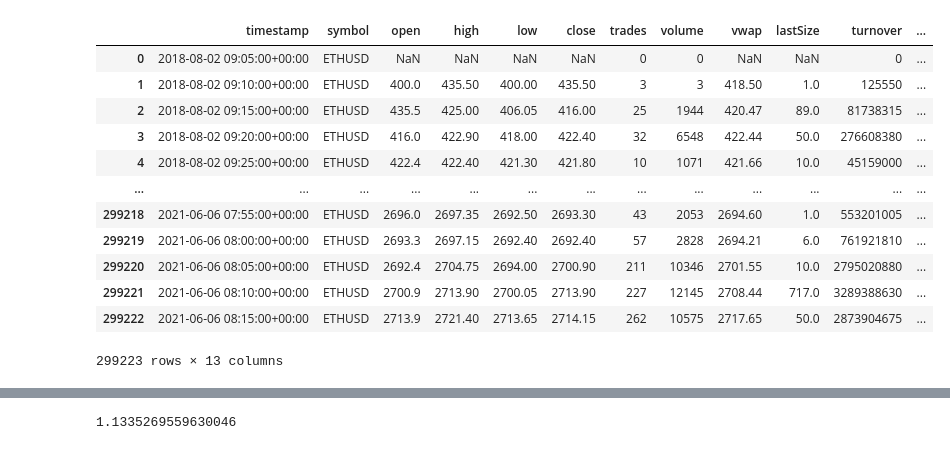
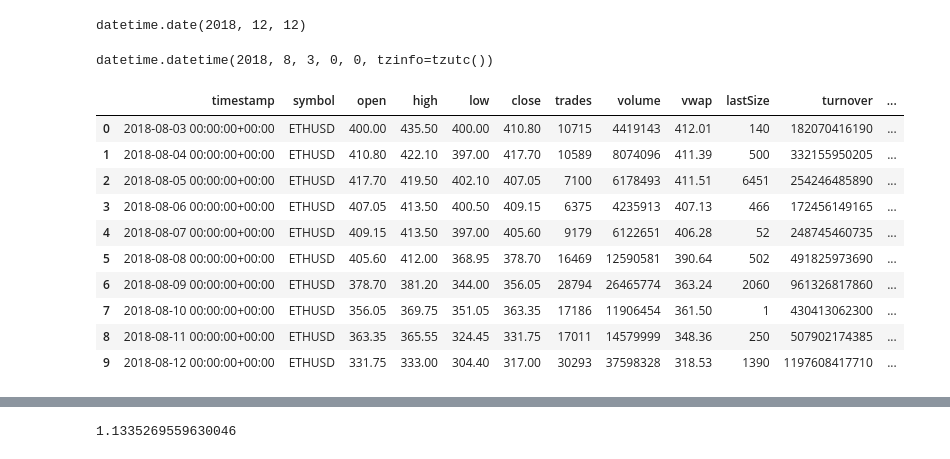
Before and after one commit to singla-sahil/Crypto, a Jupyter notebook: sundnay-thursday-strat.ipynb, the cells around one changed output, grey strips where cells are left out. Drawn from its saved outputs; the diff is of its cells as text; code cells hidden in the pictures.

```diff
--- a/sundnay-thursday-strat.ipynb
+++ b/sundnay-thursday-strat.ipynb
@@ -67,21 +54,27 @@ All caught up..!
+# %%
+datetime.date(2018, 12, 12)
+# %% [output]
+datetime.date(2018, 12, 12)
+# %%
+parser.parse(df['timestamp'].iloc[0])
+# %% [output]
+datetime.datetime(2018, 8, 3, 0, 0, tzinfo=tzutc())
 # %%
-df = pd.read_csv('ETHUSD-5m-data.csv')
+df = pd.read_csv('ETHUSD-1d-data.csv')
 # %%
-df
+df.head(10)
 # %% [output]
 |  | timestamp | symbol | open | high | low | close | trades | volume | vwap | lastSize | turnover | ... |
-| 0 | 2018-08-02 09:05:00+00:00 | ETHUSD | NaN | NaN | NaN | NaN | 0 | 0 | NaN | NaN | 0 | ... |
-| 1 | 2018-08-02 09:10:00+00:00 | ETHUSD | 400.0 | 435.50 | 400.00 | 435.50 | 3 | 3 | 418.50 | 1.0 | 125550 | ... |
-| 2 | 2018-08-02 09:15:00+00:00 | ETHUSD | 435.5 | 425.00 | 406.05 | 416.00 | 25 | 1944 | 420.47 | 89.0 | 81738315 | ... |
-| 3 | 2018-08-02 09:20:00+00:00 | ETHUSD | 416.0 | 422.90 | 418.00 | 422.40 | 32 | 6548 | 422.44 | 50.0 | 276608380 | ... |
-| 4 | 2018-08-02 09:25:00+00:00 | ETHUSD | 422.4 | 422.40 | 421.30 | 421.80 | 10 | 1071 | 421.66 | 10.0 | 45159000 | ... |
-| ... | ... | ... | ... | ... | ... | ... | ... | ... | ... | ... | ... | ... |
-| 299218 | 2021-06-06 07:55:00+00:00 | ETHUSD | 2696.0 | 2697.35 | 2692.50 | 2693.30 | 43 | 2053 | 2694.60 | 1.0 | 553201005 | ... |
-| 299219 | 2021-06-06 08:00:00+00:00 | ETHUSD | 2693.3 | 2697.15 | 2692.40 | 2692.40 | 57 | 2828 | 2694.21 | 6.0 | 761921810 | ... |
-| 299220 | 2021-06-06 08:05:00+00:00 | ETHUSD | 2692.4 | 2704.75 | 2694.00 | 2700.90 | 211 | 10346 | 2701.55 | 10.0 | 2795020880 | ... |
-| 299221 | 2021-06-06 08:10:00+00:00 | ETHUSD | 2700.9 | 2713.90 | 2700.05 | 2713.90 | 227 | 12145 | 2708.44 | 717.0 | 3289388630 | ... |
-| 299222 | 2021-06-06 08:15:00+00:00 | ETHUSD | 2713.9 | 2721.40 | 2713.65 | 2714.15 | 262 | 10575 | 2717.65 | 50.0 | 2873904675 | ... |
+| 0 | 2018-08-03 00:00:00+00:00 | ETHUSD | 400.00 | 435.50 | 400.00 | 410.80 | 10715 | 4419143 | 412.01 | 140 | 182070416190 | ... |
+| 1 | 2018-08-04 00:00:00+00:00 | ETHUSD | 410.80 | 422.10 | 397.00 | 417.70 | 10589 | 8074096 | 411.39 | 500 | 332155950205 | ... |
+| 2 | 2018-08-05 00:00:00+00:00 | ETHUSD | 417.70 | 419.50 | 402.10 | 407.05 | 7100 | 6178493 | 411.51 | 6451 | 254246485890 | ... |
+| 3 | 2018-08-06 00:00:00+00:00 | ETHUSD | 407.05 | 413.50 | 400.50 | 409.15 | 6375 | 4235913 | 407.13 | 466 | 172456149165 | ... |
+| 4 | 2018-08-07 00:00:00+00:00 | ETHUSD | 409.15 | 413.50 | 397.00 | 405.60 | 9179 | 6122651 | 406.28 | 52 | 248745460735 | ... |
+| 5 | 2018-08-08 00:00:00+00:00 | ETHUSD | 405.60 | 412.00 | 368.95 | 378.70 | 16469 | 12590581 | 390.64 | 502 | 491825973690 | ... |
+| 6 | 2018-08-09 00:00:00+00:00 | ETHUSD | 378.70 | 381.20 | 344.00 | 356.05 | 28794 | 26465774 | 363.24 | 2060 | 961326817860 | ... |
+| 7 | 2018-08-10 00:00:00+00:00 | ETHUSD | 356.05 | 369.75 | 351.05 | 363.35 | 17186 | 11906454 | 361.50 | 1 | 430413062300 | ... |
+| 8 | 2018-08-11 00:00:00+00:00 | ETHUSD | 363.35 | 365.55 | 324.45 | 331.75 | 17011 | 14579999 | 348.36 | 250 | 507902174385 | ... |
+| 9 | 2018-08-12 00:00:00+00:00 | ETHUSD | 331.75 | 333.00 | 304.40 | 317.00 | 30293 | 37598328 | 318.53 | 1390 | 1197608417710 | ... |
-299223 rows × 13 columns
 # %%
 def get_day(date):
     year, month, day  = (int(x) for x in (date.split('T')[0]).split('-'))
```
Also changed, not shown: parts of 11 cells of this notebook, 10 other files.
